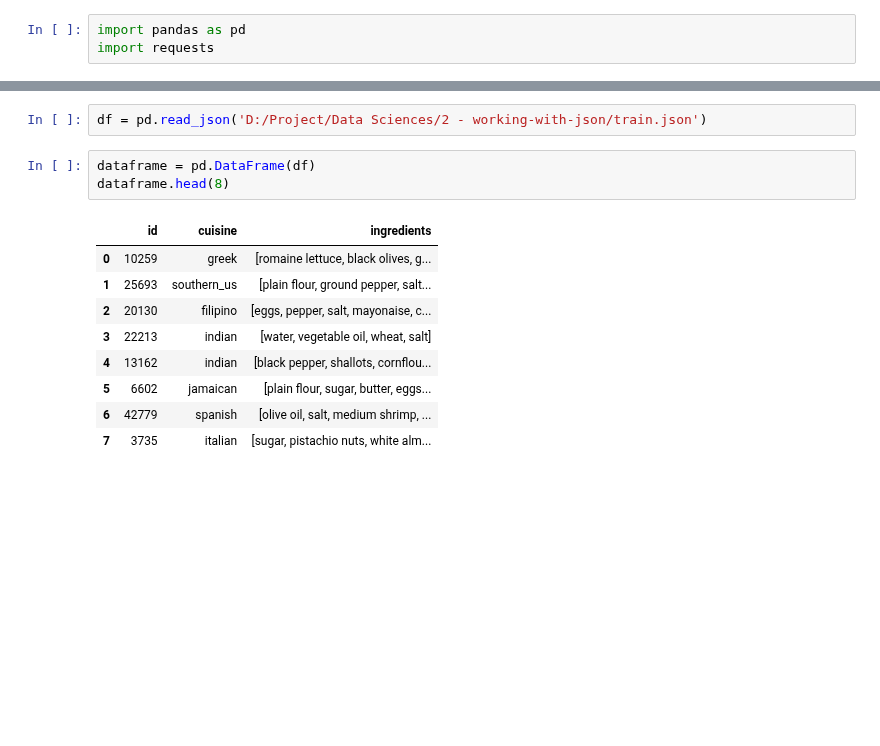
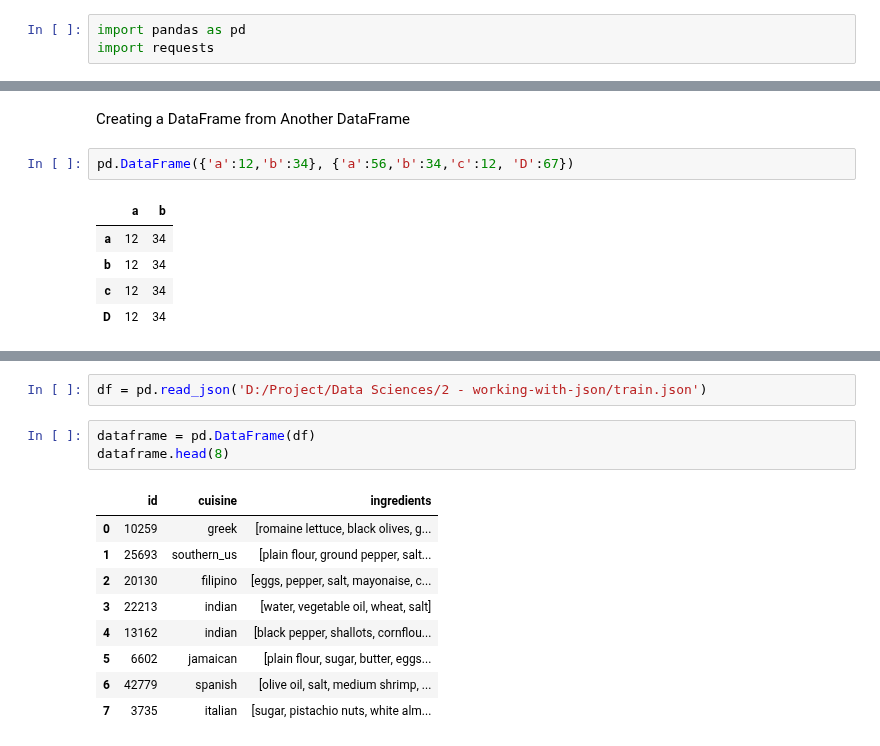
Before and after one commit to 960Subhamsingh/Data-Sciences, a Jupyter notebook: 3 - dataframe/dataframe.ipynb, the cells around one changed output, grey strips where cells are left out. Cells and saved outputs as stored; diff of their text form; blank space fills up the shorter version.

```diff
--- a/3 - dataframe/dataframe.ipynb
+++ b/3 - dataframe/dataframe.ipynb
@@ -3,0 +51,10 @@ import requests
+# %% [markdown]
+Creating a DataFrame from Another DataFrame
+# %%
+pd.DataFrame({'a':12,'b':34}, {'a':56,'b':34,'c':12, 'D':67})
+# %% [output]
+|  | a | b |
+| a | 12 | 34 |
+| b | 12 | 34 |
+| c | 12 | 34 |
+| D | 12 | 34 |
```
Also changed, not shown: parts of 23 cells of this notebook, 5 other files.
